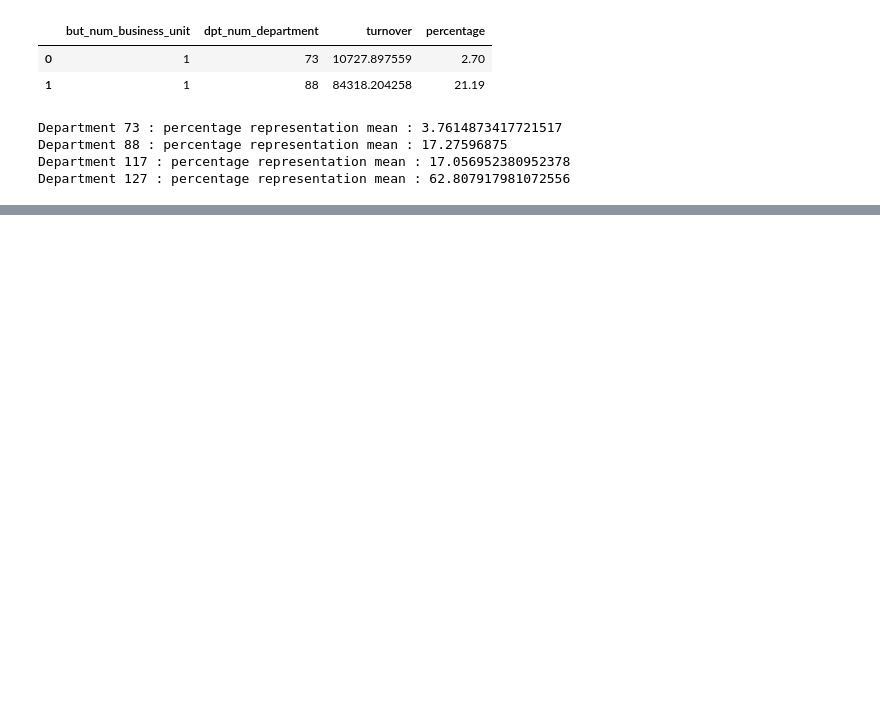
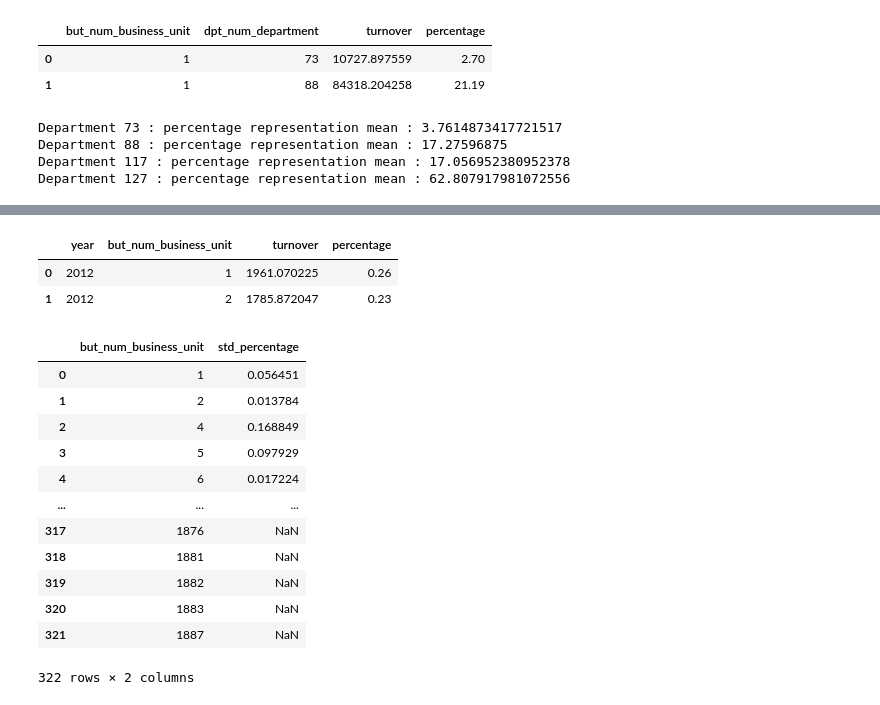
Before and after one commit to louisvilpoux/decathlon_interview, a Jupyter notebook: forecast.ipynb, the cells around one changed output, grey strips where cells are left out. Saved outputs shown, nothing was run; the diff lists cells and outputs as text; code cells hidden in the pictures; blank space fills up the shorter version.

```diff
--- a/forecast.ipynb
+++ b/forecast.ipynb
@@ -178,0 +209,6 @@ Department 127 : percentage representation mean : 62.807917981072556
+# %%
+df_turnover_bu_perc.head(2)
+# %% [output]
+|  | year | but_num_business_unit | turnover | percentage |
+| 0 | 2012 | 1 | 1961.070225 | 0.26 |
+| 1 | 2012 | 2 | 1785.872047 | 0.23 |
@@ -178,0 +219,16 @@ Department 127 : percentage representation mean : 62.807917981072556
+# %%
+df_turnover_bu_perc_std
+# %% [output]
+|  | but_num_business_unit | std_percentage |
+| 0 | 1 | 0.056451 |
+| 1 | 2 | 0.013784 |
+| 2 | 4 | 0.168849 |
+| 3 | 5 | 0.097929 |
+| 4 | 6 | 0.017224 |
+| ... | ... | ... |
+| 317 | 1876 | NaN |
+| 318 | 1881 | NaN |
+| 319 | 1882 | NaN |
+| 320 | 1883 | NaN |
+| 321 | 1887 | NaN |
+322 rows × 2 columns
```
Also changed, not shown: parts of 18 cells of this notebook.
